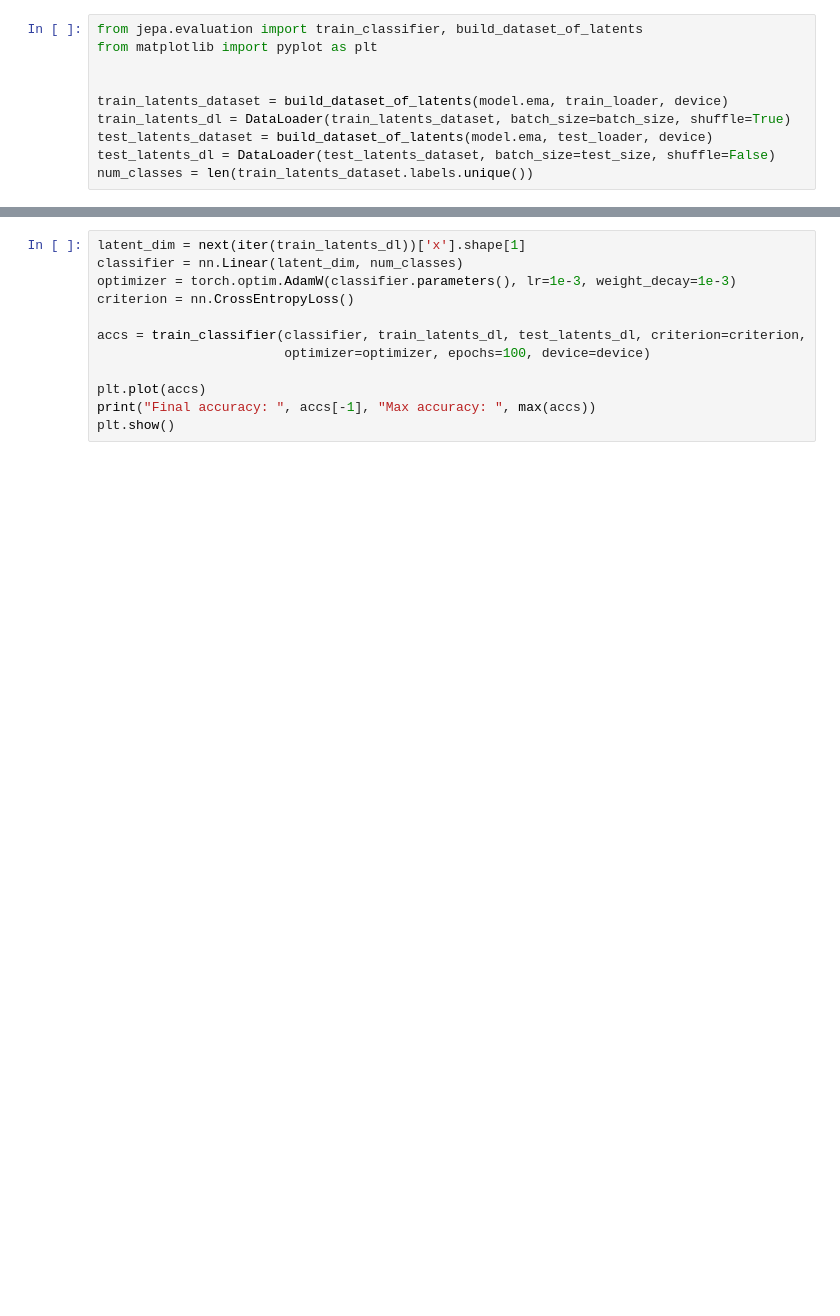
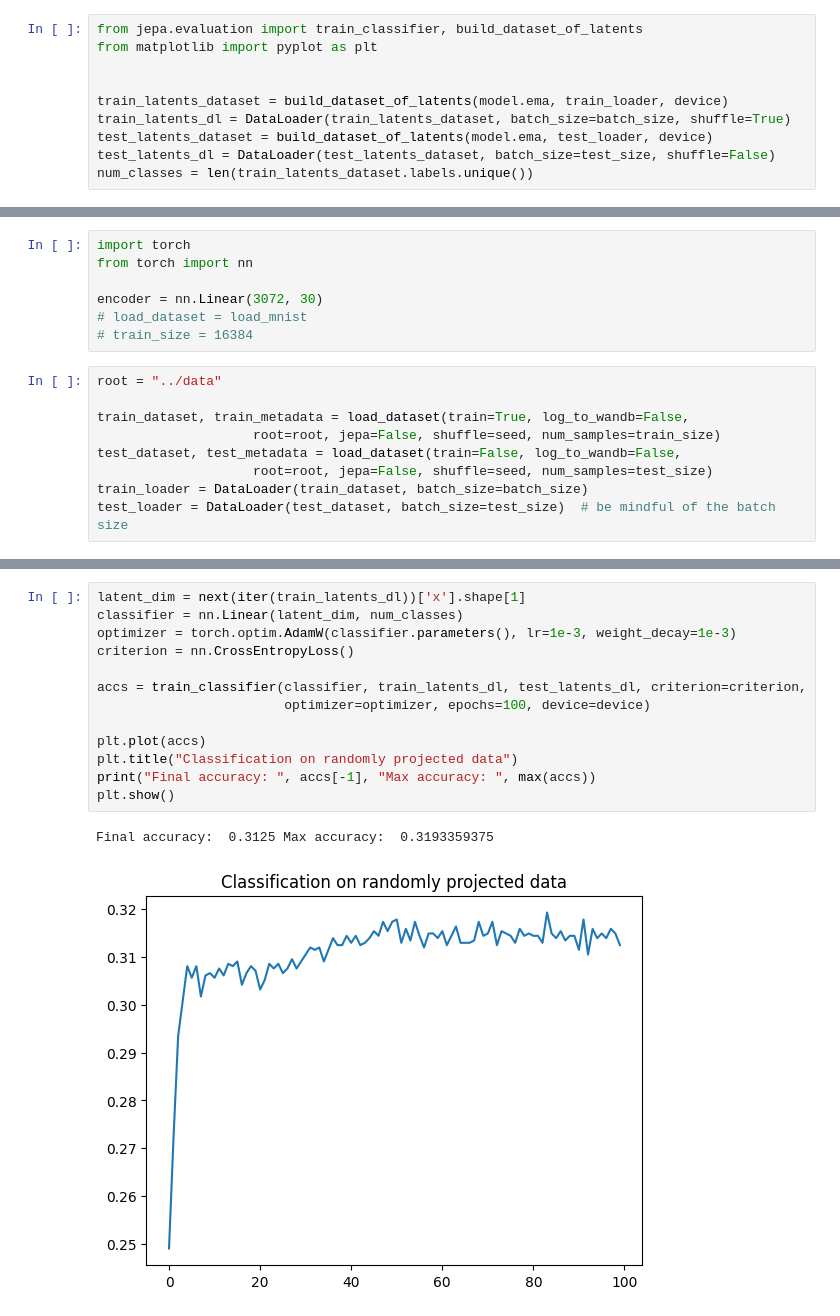
Before and after one commit to MattiaSC01/JEPA, a Jupyter notebook: notebooks/load_pretrained.ipynb, the cells around one changed output, grey strips where cells are left out. Saved outputs shown, nothing was run; the diff lists cells and outputs as text; blank space fills up the shorter version.

```diff
--- a/notebooks/load_pretrained.ipynb
+++ b/notebooks/load_pretrained.ipynb
@@ -244,0 +237,16 @@ Final accuracy:  0.90185546875 Max accuracy:  0.90869140625
+# %%
+import torch
+from torch import nn
+
+encoder = nn.Linear(3072, 30)
+# load_dataset = load_mnist
+# train_size = 16384
+# %%
+root = "../data"
+
+train_dataset, train_metadata = load_dataset(train=True, log_to_wandb=False,
+                    root=root, jepa=False, shuffle=seed, num_samples=train_size)
+test_dataset, test_metadata = load_dataset(train=False, log_to_wandb=False,
+                    root=root, jepa=False, shuffle=seed, num_samples=test_size)
+train_loader = DataLoader(train_dataset, batch_size=batch_size)
+test_loader = DataLoader(test_dataset, batch_size=test_size)  # be mindful of the batch size
@@ -261,12 +266,16 @@ num_classes = len(train_latents_dataset.labels.unique())
 # %%
 latent_dim = next(iter(train_latents_dl))['x'].shape[1]
 classifier = nn.Linear(latent_dim, num_classes)
 optimizer = torch.optim.AdamW(classifier.parameters(), lr=1e-3, weight_decay=1e-3)
 criterion = nn.CrossEntropyLoss()
 
 accs = train_classifier(classifier, train_latents_dl, test_latents_dl, criterion=criterion,
                         optimizer=optimizer, epochs=100, device=device)
 
 plt.plot(accs)
+plt.title("Classification on randomly projected data")
 print("Final accuracy: ", accs[-1], "Max accuracy: ", max(accs))
 plt.show()
+# %% [output]
+Final accuracy:  0.3125 Max accuracy:  0.3193359375
+[figure, added]
```
Also changed, not shown: parts of 18 cells of this notebook, 3 other files.
